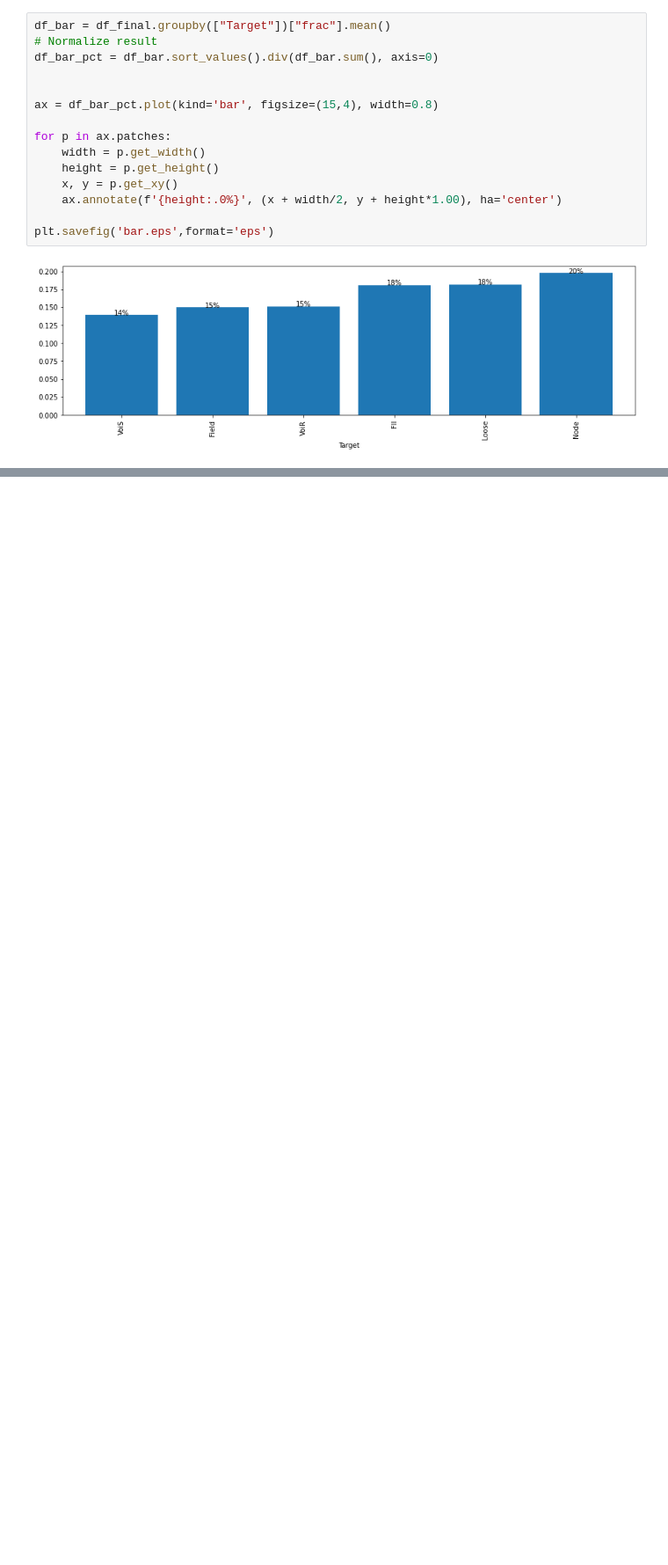
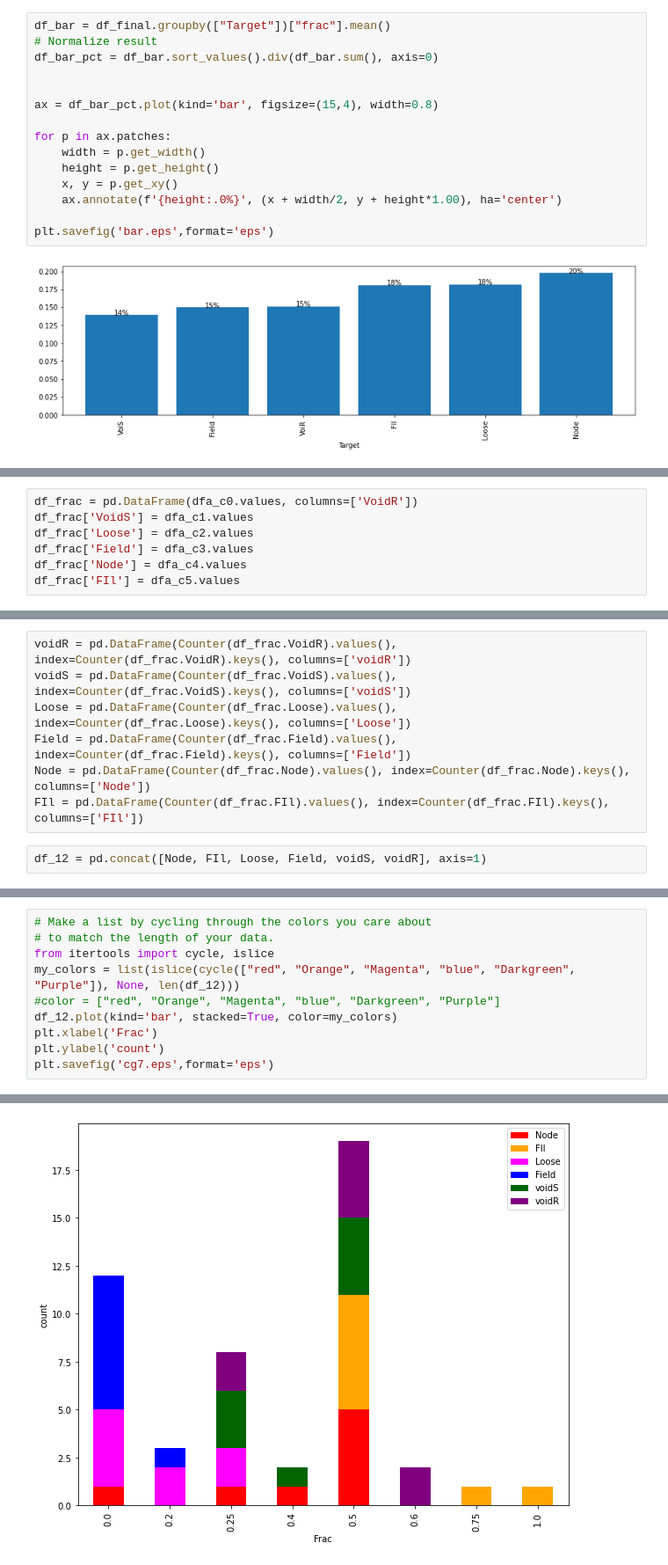
Before and after one commit to antotaverna/cg_environments, a Jupyter notebook: plots/Frgx_GC.ipynb, the cells around one changed output, grey strips where cells are left out. Shown at 88% size. Drawn from its saved outputs; the diff is of its cells as text; blank space fills up the shorter version.

Commit message:
frac2

```diff
--- a/plots/Frgx_GC.ipynb
+++ b/plots/Frgx_GC.ipynb
@@ -302,0 +358,7 @@ plt.savefig('bar.eps',format='eps')
+# %%
+df_frac = pd.DataFrame(dfa_c0.values, columns=['VoidR'])
+df_frac['VoidS'] = dfa_c1.values
+df_frac['Loose'] = dfa_c2.values
+df_frac['Field'] = dfa_c3.values
+df_frac['Node'] = dfa_c4.values
+df_frac['FIl'] = dfa_c5.values
@@ -302,0 +377,9 @@ plt.savefig('bar.eps',format='eps')
+# %%
+voidR = pd.DataFrame(Counter(df_frac.VoidR).values(), index=Counter(df_frac.VoidR).keys(), columns=['voidR'])
+voidS = pd.DataFrame(Counter(df_frac.VoidS).values(), index=Counter(df_frac.VoidS).keys(), columns=['voidS'])
+Loose = pd.DataFrame(Counter(df_frac.Loose).values(), index=Counter(df_frac.Loose).keys(), columns=['Loose'])
+Field = pd.DataFrame(Counter(df_frac.Field).values(), index=Counter(df_frac.Field).keys(), columns=['Field'])
+Node = pd.DataFrame(Counter(df_frac.Node).values(), index=Counter(df_frac.Node).keys(), columns=['Node'])
+FIl = pd.DataFrame(Counter(df_frac.FIl).values(), index=Counter(df_frac.FIl).keys(), columns=['FIl'])
+# %%
+df_12 = pd.concat([Node, FIl, Loose, Field, voidS, voidR], axis=1)
@@ -302,0 +398,11 @@ plt.savefig('bar.eps',format='eps')
+# %%
+# Make a list by cycling through the colors you care about
+# to match the length of your data.
+from itertools import cycle, islice
+my_colors = list(islice(cycle(["red", "Orange", "Magenta", "blue", "Darkgreen", "Purple"]), None, len(df_12)))
+#color = ["red", "Orange", "Magenta", "blue", "Darkgreen", "Purple"]
+df_12.plot(kind='bar', stacked=True, color=my_colors)
+plt.xlabel('Frac')
+plt.ylabel('count')
+plt.savefig('cg7.eps',format='eps')
+# %% [output]
@@ -302,0 +411 @@ plt.savefig('bar.eps',format='eps')
+[figure, added]
```
Also changed, not shown: parts of 13 cells of this notebook, 5 other files.
